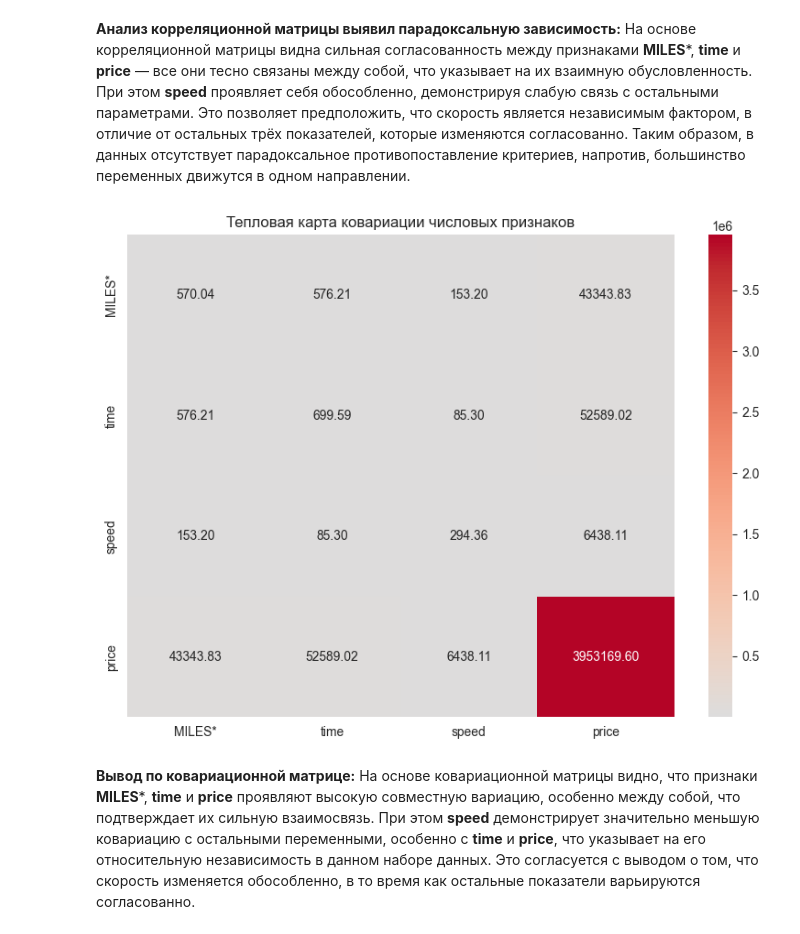
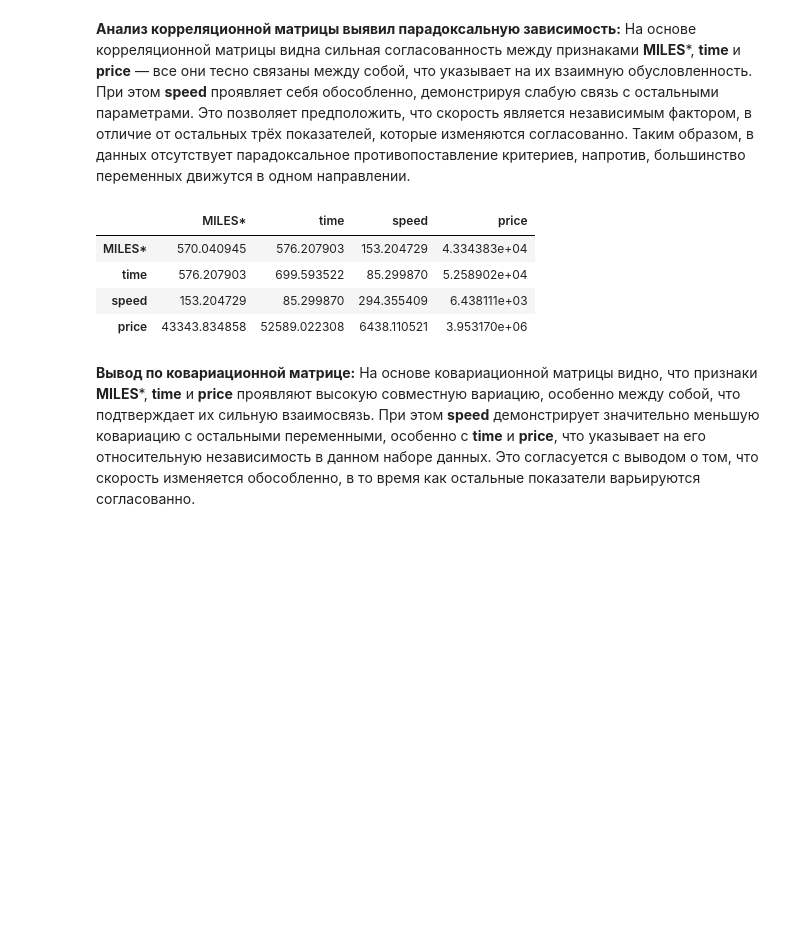
Before and after one commit to yuule4kaa/LR2_Analis_Markova_8, a Jupyter notebook: ЛР2_Маркова_8.ipynb, the cells around one changed output. Cells and saved outputs as stored; diff of their text form; code cells hidden in the pictures; blank space fills up the shorter version.

```diff
--- a/ЛР2_Маркова_8.ipynb
+++ b/ЛР2_Маркова_8.ipynb
@@ -229,13 +229,13 @@ plt.show()
 **Анализ корреляционной матрицы выявил парадоксальную зависимость:** На основе корреляционной матрицы видна сильная согласованность между признаками **MILES***, **time** и **price** — все они тесно связаны между собой, что указывает на их взаимную обусловленность. При этом **speed** проявляет себя обособленно, демонстрируя слабую связь с остальными параметрами. Это позволяет предположить, что скорость является независимым фактором, в отличие от остальных трёх показателей, которые изменяются согласованно. Таким образом, в данных отсутствует парадоксальное противопоставление критериев, напротив, большинство переменных движутся в одном направлении.
 # %%
 cov_matrix = df_processed.cov(numeric_only=True)
-plt.figure(figsize=(8, 6))
-sb.heatmap(cov_matrix, annot=True, cmap='coolwarm', fmt='.2f', center=0)
-plt.title('Тепловая карта ковариации числовых признаков')
-plt.tight_layout()
-plt.show()
+display(cov_matrix)
 # %% [output]
-[figure, removed]
+|  | MILES* | time | speed | price |
+| MILES* | 570.040945 | 576.207903 | 153.204729 | 4.334383e+04 |
+| time | 576.207903 | 699.593522 | 85.299870 | 5.258902e+04 |
+| speed | 153.204729 | 85.299870 | 294.355409 | 6.438111e+03 |
+| price | 43343.834858 | 52589.022308 | 6438.110521 | 3.953170e+06 |
 # %% [markdown]
 **Вывод по ковариационной матрице:** На основе ковариационной матрицы видно, что признаки **MILES***, **time** и **price** проявляют высокую совместную вариацию, особенно между собой, что подтверждает их сильную взаимосвязь. При этом **speed** демонстрирует значительно меньшую ковариацию с остальными переменными, особенно с **time** и **price**, что указывает на его относительную независимость в данном наборе данных. Это согласуется с выводом о том, что скорость изменяется обособленно, в то время как остальные показатели варьируются согласованно.
 # %% [markdown]
```
Also changed, not shown: parts of 2 cells of this notebook.
